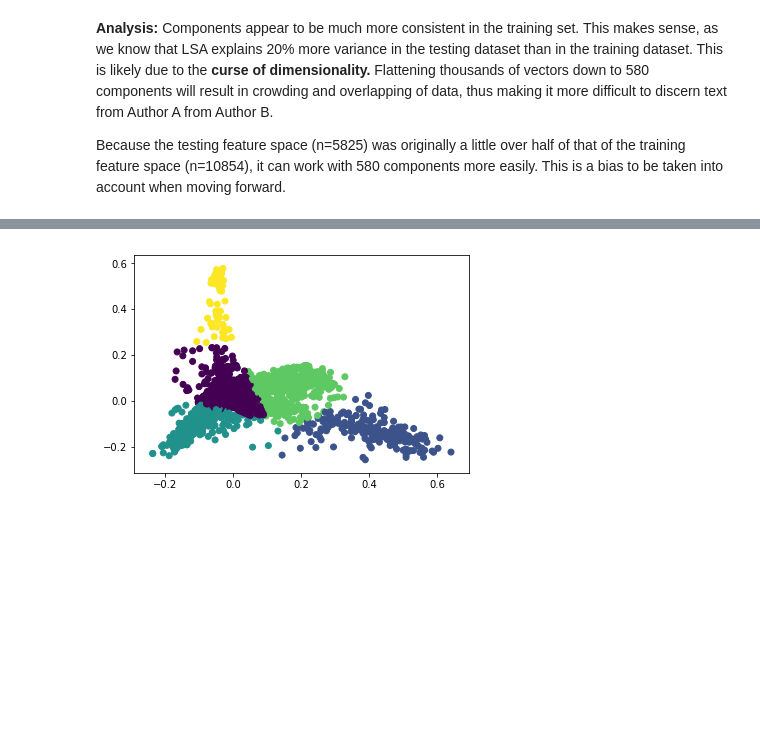
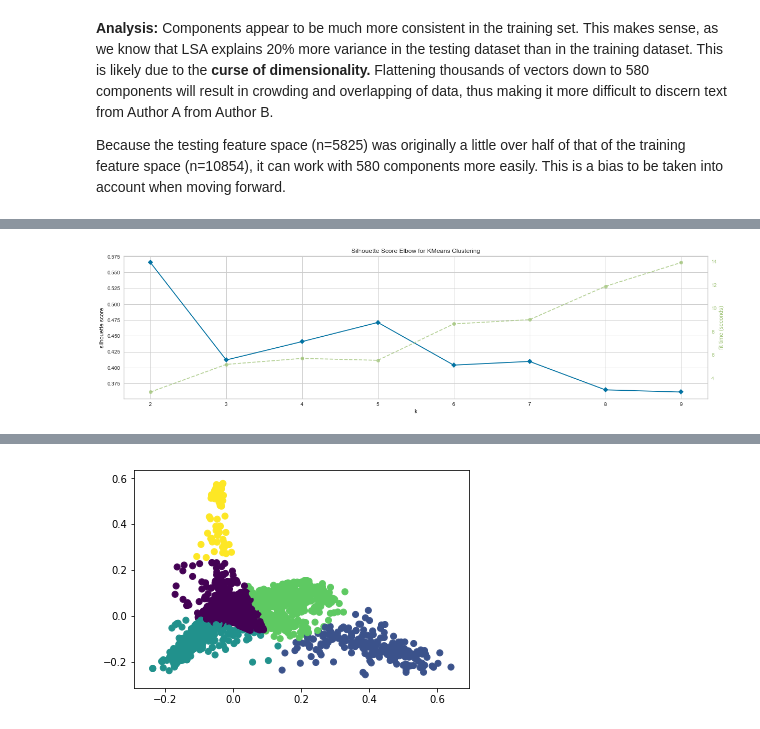
Before and after one commit to jafonte01/CAPSTONE---Unsupervised-Learning, a Jupyter notebook: Unit 4 NEW Capstone .ipynb, the cells around one changed output, grey strips where cells are left out. Cells and saved outputs as stored; diff of their text form; code cells hidden in the pictures; blank space fills up the shorter version.

```diff
--- a/Unit 4 NEW Capstone .ipynb
+++ b/Unit 4 NEW Capstone .ipynb
@@ -864,0 +969,19 @@ Clustering analysis is meant to find which features are most similar to each oth
+# %%
+# re-running the model but with PCA and not LSA
+# setting up PCA
+
+X_pca = PCA(2).fit_transform(tfidflemma_vectorized_df_train)
+X_pca_test = PCA(2).fit_transform(tfidflemma_vectorized_df_test)
+# %%
+# redoing K-Elbow analysis with the new feature space
+
+model = KMeans(n_init=500, max_iter=500000, tol=0.00001, random_state=42)
+
+# re-instantiating the visualizer model and plotting it
+visualizer = KElbowVisualizer(model, k=(2,10), metric='silhouette', timings=True)
+
+plt.figure(figsize=(20,5))
+visualizer.fit(X_pca)
+visualizer.poof()
+# %% [output]
+[figure, added]
```
Also changed, not shown: parts of 19 cells of this notebook.
